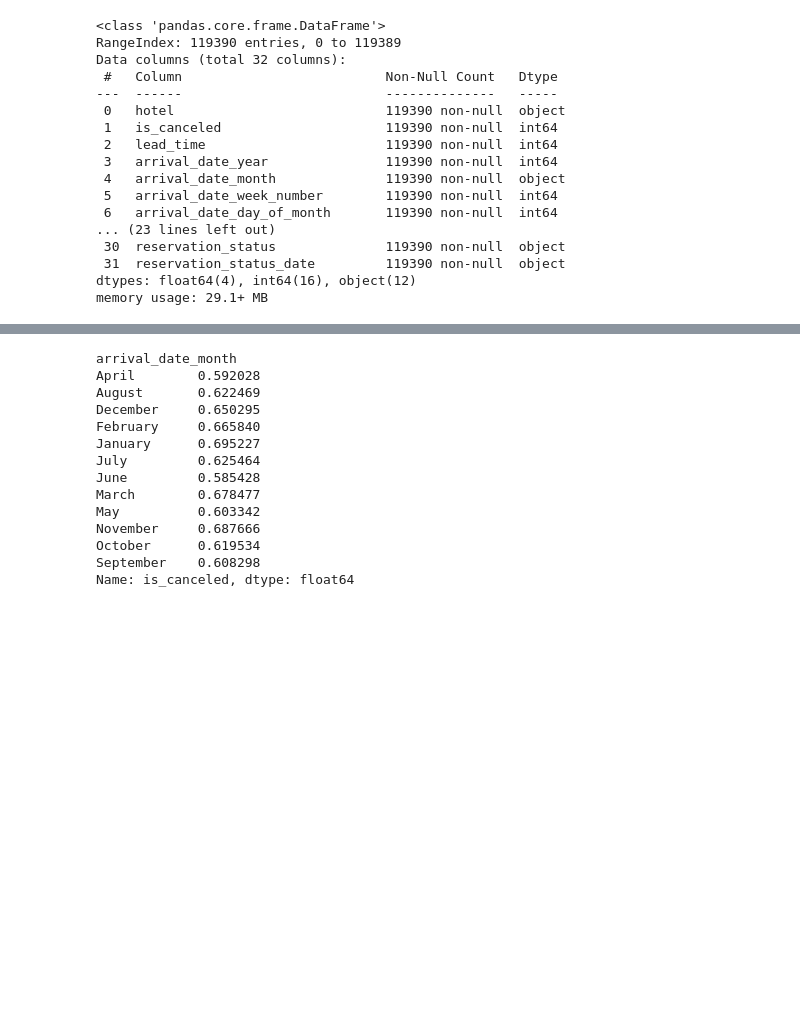
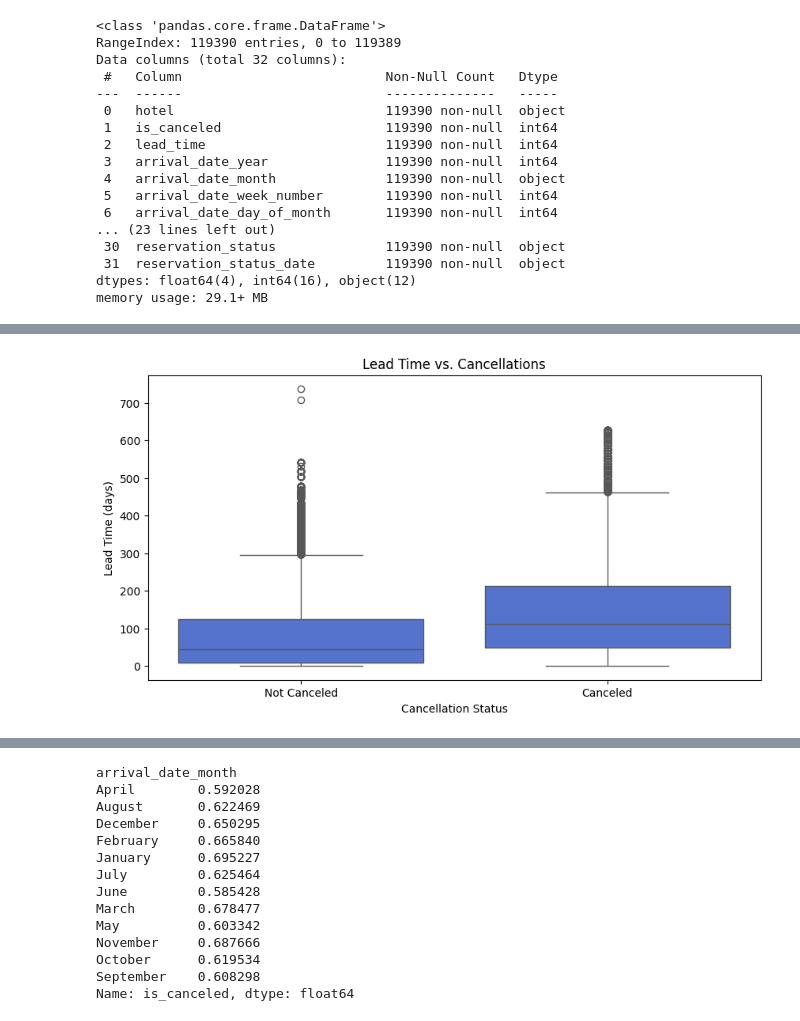
Before and after one commit to Bhagya-Ram-7/hotel_cancelation_prediction, a Jupyter notebook: predictive.ipynb, the cells around one changed output, grey strips where cells are left out. Cells and saved outputs as stored; diff of their text form; code cells hidden in the pictures; blank space fills up the shorter version.

```diff
--- a/predictive.ipynb
+++ b/predictive.ipynb
@@ -105,0 +110,10 @@ numpy.int32
+# %%
+plt.figure(figsize=(10, 5))
+sns.boxplot(data=data, x='is_canceled', y='lead_time', color='royalblue')
+plt.title("Lead Time vs. Cancellations")
+plt.xlabel("Cancellation Status")
+plt.ylabel("Lead Time (days)")
+plt.xticks([0, 1], ['Not Canceled', 'Canceled'])
+plt.show()
+# %% [output]
+[figure, added]
```
Also changed, not shown: parts of 16 cells of this notebook.
